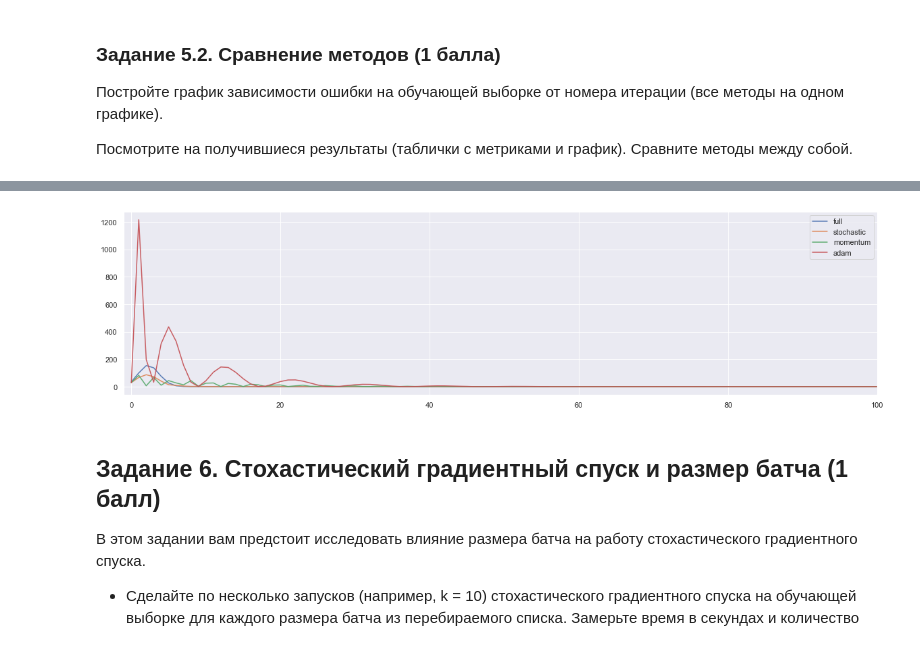
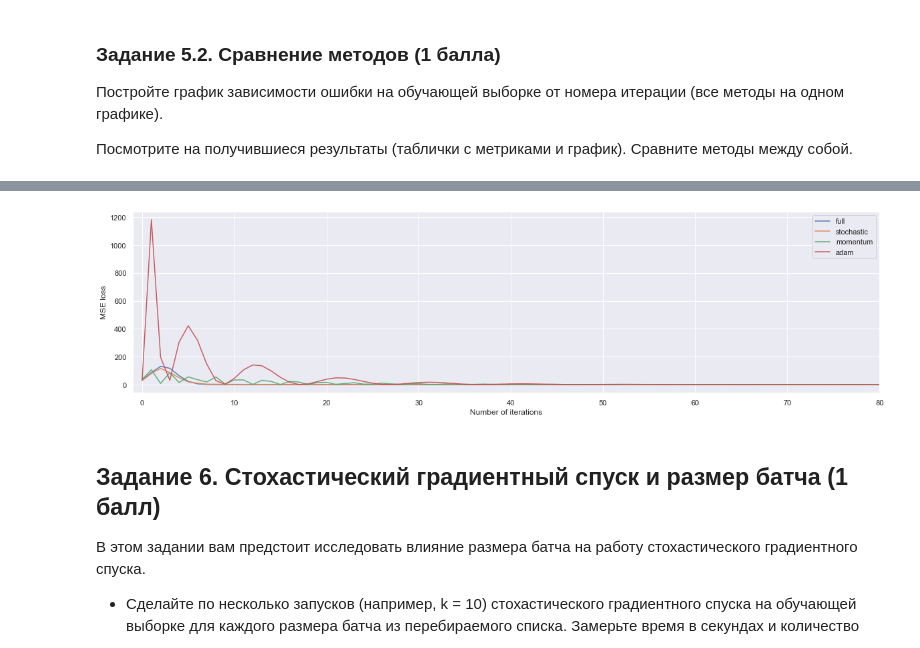
Before and after one commit to kkorolev1/machine-learning-1, a Jupyter notebook: hw/practice-03/homework-practice-03-gd.ipynb, the cells around one changed output, grey strips where cells are left out. Saved outputs shown, nothing was run; the diff lists cells and outputs as text; code cells hidden in the pictures.

```diff
--- a/hw/practice-03/homework-practice-03-gd.ipynb
+++ b/hw/practice-03/homework-practice-03-gd.ipynb
@@ -623,14 +633,16 @@ descent_stats
 # %%
 plt.figure(figsize=(20, 5))
 
 for i in descent_stats.index:
     plt.plot(descent_stats.loc[i, 'loss_history'], alpha=0.9)
 
 plt.legend(descent_stats.method)
-plt.xlim(-1, 100)
+plt.xlabel('Number of iterations')
+plt.ylabel('MSE loss')
+plt.xlim(-1, 80)
 plt.show()
 # %% [output]
-[figure, old version]
+[figure, new version]
 # %%
 # TODO: Выводы
 # %% [markdown]
```
Also changed, not shown: parts of 33 cells of this notebook, 2 other files.
